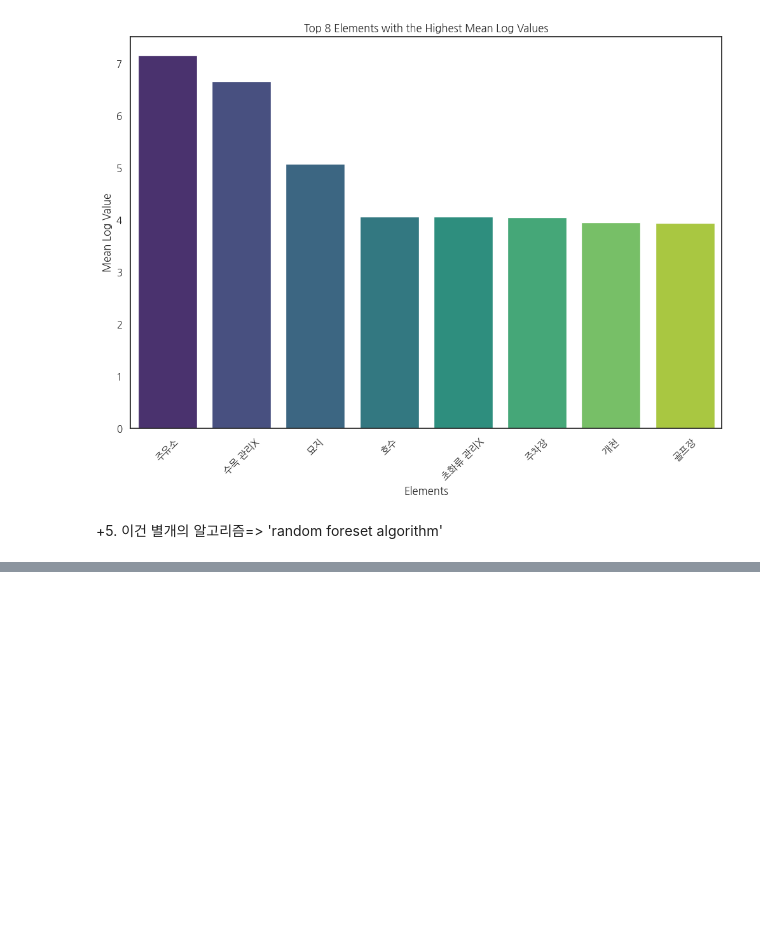
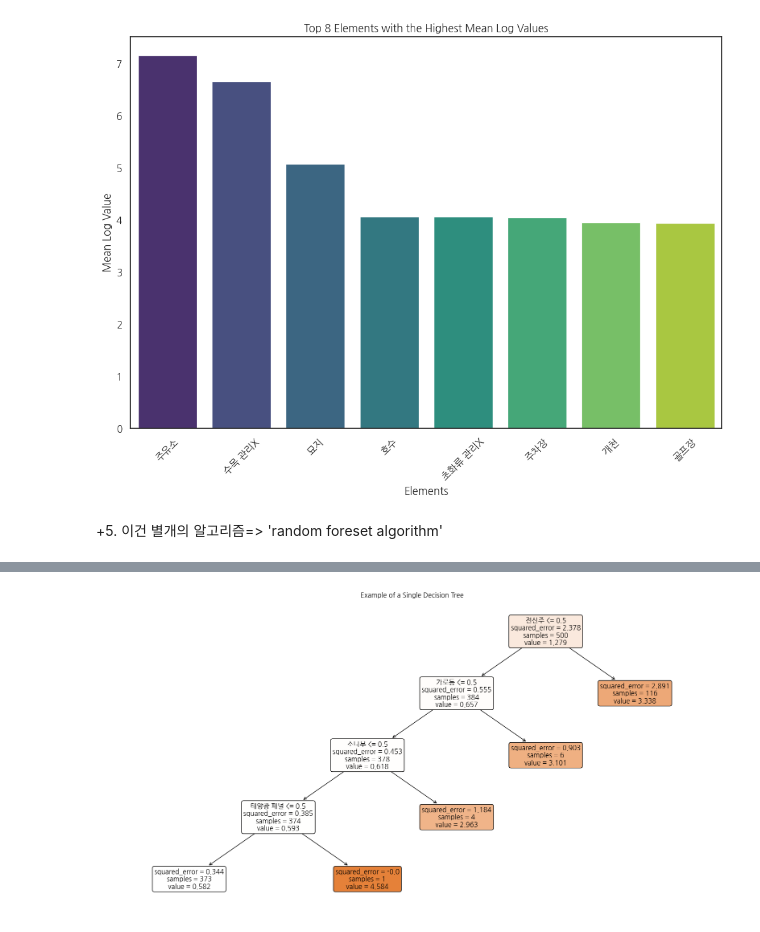
Before and after one commit to cuziam/Forest-fire-factor-analysis, a Jupyter notebook: fire_over_5ha.ipynb, the cells around one changed output, grey strips where cells are left out. Drawn from its saved outputs; the diff is of its cells as text; code cells hidden in the pictures; blank space fills up the shorter version.

```diff
--- a/fire_over_5ha.ipynb
+++ b/fire_over_5ha.ipynb
@@ -202,0 +202,30 @@ plt.show()
+# %%
+from sklearn.tree import DecisionTreeRegressor, plot_tree
+import matplotlib.pyplot as plt
+import pandas as pd
+plt.rc("font", family = "NanumGothic")
+# 데이터 불러오기 (경로는 실제 파일 위치에 맞게 변경 필요)
+df = pd.read_csv('./rawData/fire-over-5ha.csv', skiprows=2)
+
+# 모든 '워드' 컬럼을 하나로 합치기
+all_words = pd.concat([df['워드2'], df['워드3'], df['워드4'], df['워드5']])
+one_hot_df = pd.get_dummies(all_words)
+
+# 타깃 변수 (log 값)도 동일하게 반복하여 맞추기
+y = pd.concat([df['log']] * 4).reset_index(drop=True)
+
+# Subset for demonstration
+X_subset = one_hot_df[:500]
+y_subset = y[:500]
+
+# Initialize and fit the model
+single_tree = DecisionTreeRegressor(max_depth=4, random_state=None)
+single_tree.fit(X_subset, y_subset)
+
+# Plot the tree
+plt.figure(figsize=(20, 10))
+plot_tree(single_tree, filled=True, feature_names=one_hot_df.columns, rounded=True, fontsize=12)
+plt.title('Example of a Single Decision Tree')
+plt.show()
+# %% [output]
+[figure, added]
```
Also changed, not shown: parts of 5 cells of this notebook.
